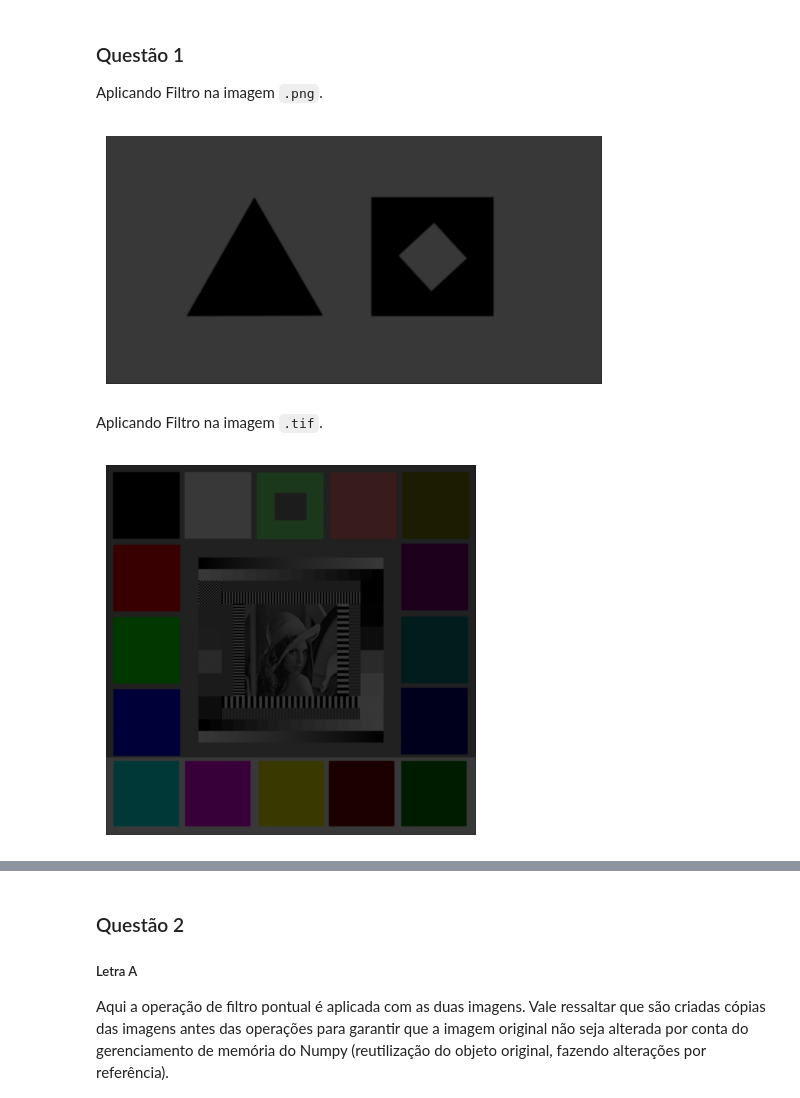
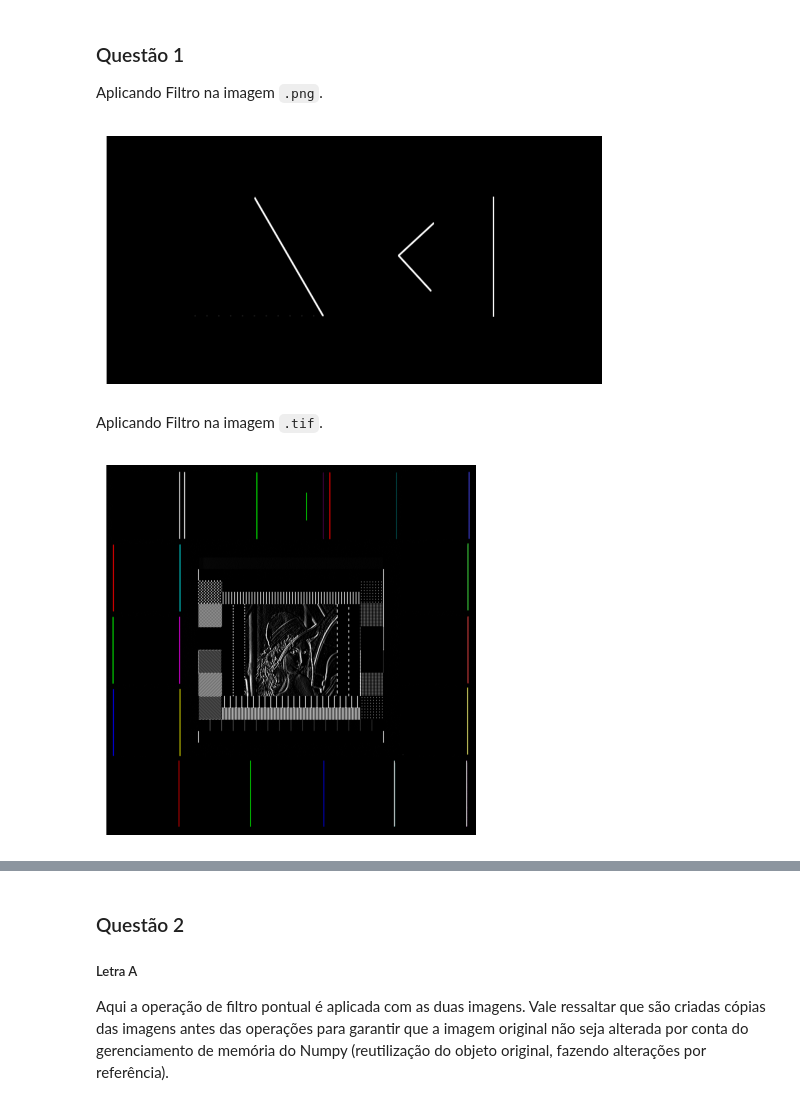
Before and after one commit to BarrosLucas/PracticeHomework, a Jupyter notebook: pdi.ipynb, the cells around one changed output, grey strips where cells are left out. Drawn from its saved outputs; the diff is of its cells as text; code cells hidden in the pictures.

```diff
--- a/pdi.ipynb
+++ b/pdi.ipynb
@@ -342,16 +354,18 @@ display_image(imgPng)
 
 Aplicando Filtro na imagem `.png`.
 # %%
-m, n, offset, mask = load_mask("filters/filtroGaussiano2.txt")
+m, n, offset, mask = load_mask("filters/filtroSobelHorizontal1.txt")
 
-display_image(applying_local_filter(mask, m, n, offset, imgPng.copy()))
-save_image(applying_local_filter(mask, m, n, offset, imgPng.copy()), "results\qt1\imgpng.png")
+img = applying_local_filter(mask, m, n, offset, imgPng.copy())
+display_image(img)
+save_image(img, "results\qt1\imgpng.png")
 # %% [output]
-[figure, old version]
+[figure, new version]
 # %% [markdown]
 Aplicando Filtro na imagem `.tif`.
 # %%
-display_image(applying_local_filter(mask, m, n, offset, imgTif.copy()))
-save_image(applying_local_filter(mask, m, n, offset, imgTif.copy()), "results\qt1\imgtif.tif")
+img = applying_local_filter(mask, m, n, offset, imgTif.copy())
+display_image(img)
+save_image(img, "results\qt1\imgtif.tif")
 # %% [output]
-[figure, old version]
+[figure, new version]
```
Also changed, not shown: parts of 4 cells of this notebook.
